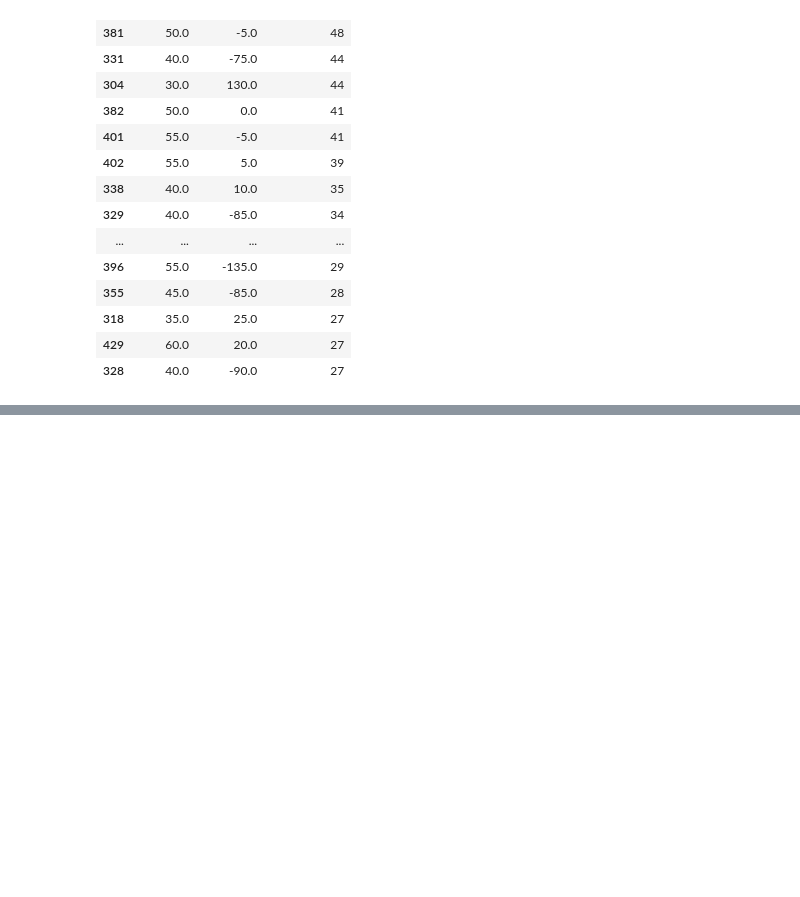
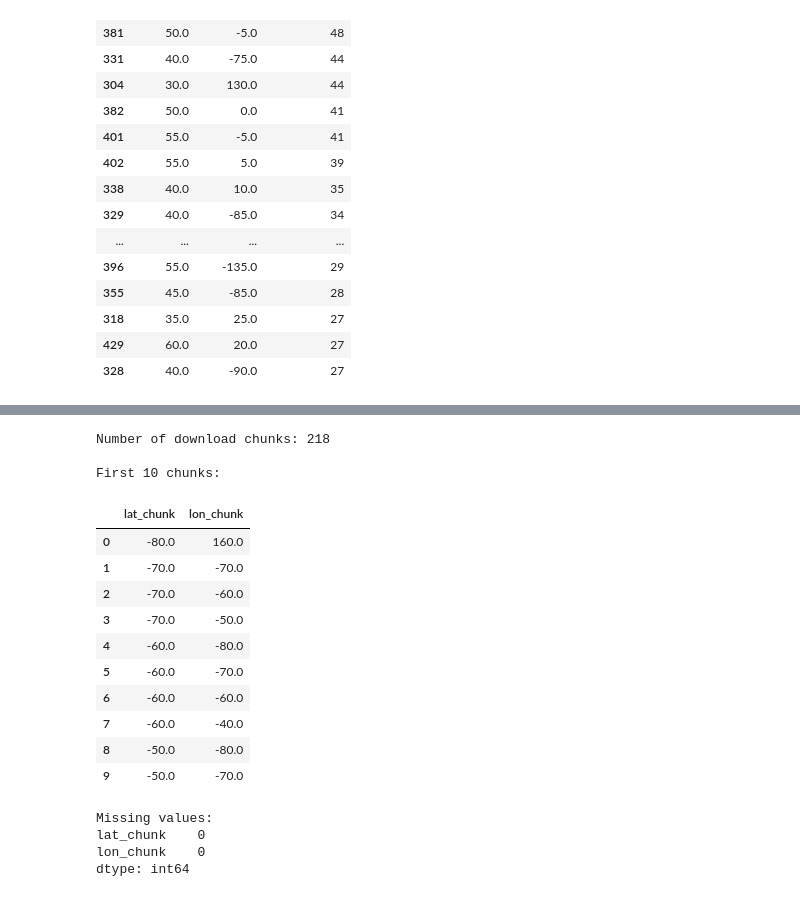
Before and after one commit to Suprabhat4970/MarineGuard-AI, a Jupyter notebook: ml/Weather_Forecasting_Model.ipynb, the cells around one changed output, grey strips where cells are left out. Saved outputs shown, nothing was run; the diff lists cells and outputs as text; code cells hidden in the pictures; blank space fills up the shorter version.

```diff
--- a/ml/Weather_Forecasting_Model.ipynb
+++ b/ml/Weather_Forecasting_Model.ipynb
@@ -2260,0 +2422,48 @@ Chunks with the most required cells:
+# %%
+era5_10deg_download_plan = (
+    era5_download_list
+    .copy()
+)
+
+era5_10deg_download_plan["lat_chunk"] = (
+    np.floor(era5_10deg_download_plan["era5_lat"] / 10) * 10
+)
+
+era5_10deg_download_plan["lon_chunk"] = (
+    np.floor(era5_10deg_download_plan["era5_lon"] / 10) * 10
+)
+
+download_chunks = (
+    era5_10deg_download_plan[
+        ["lat_chunk", "lon_chunk"]
+    ]
+    .drop_duplicates()
+    .sort_values(["lat_chunk", "lon_chunk"])
+    .reset_index(drop=True)
+)
+
+print("Number of download chunks:", len(download_chunks))
+print("\nFirst 10 chunks:")
+display(download_chunks.head(10))
+
+print("\nMissing values:")
+print(download_chunks.isna().sum())
+# %% [output]
+Number of download chunks: 218
+
+First 10 chunks:
+|  | lat_chunk | lon_chunk |
+| 0 | -80.0 | 160.0 |
+| 1 | -70.0 | -70.0 |
+| 2 | -70.0 | -60.0 |
+| 3 | -70.0 | -50.0 |
+| 4 | -60.0 | -80.0 |
+| 5 | -60.0 | -70.0 |
+| 6 | -60.0 | -60.0 |
+| 7 | -60.0 | -40.0 |
+| 8 | -50.0 | -80.0 |
+| 9 | -50.0 | -70.0 |
+Missing values:
+lat_chunk    0
+lon_chunk    0
+dtype: int64
```
Also changed, not shown: parts of 9 cells of this notebook.
